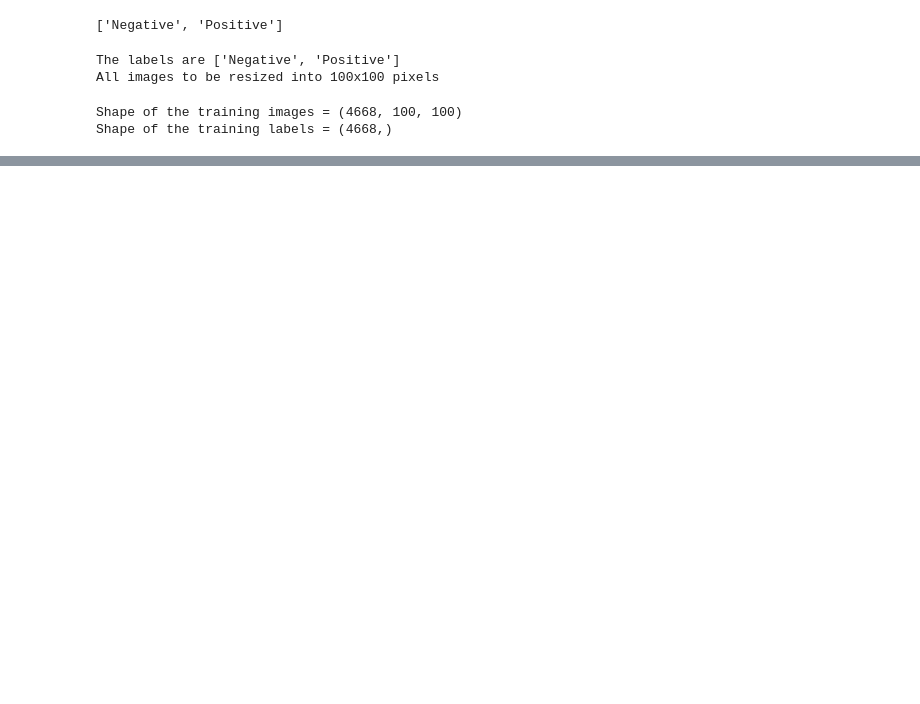
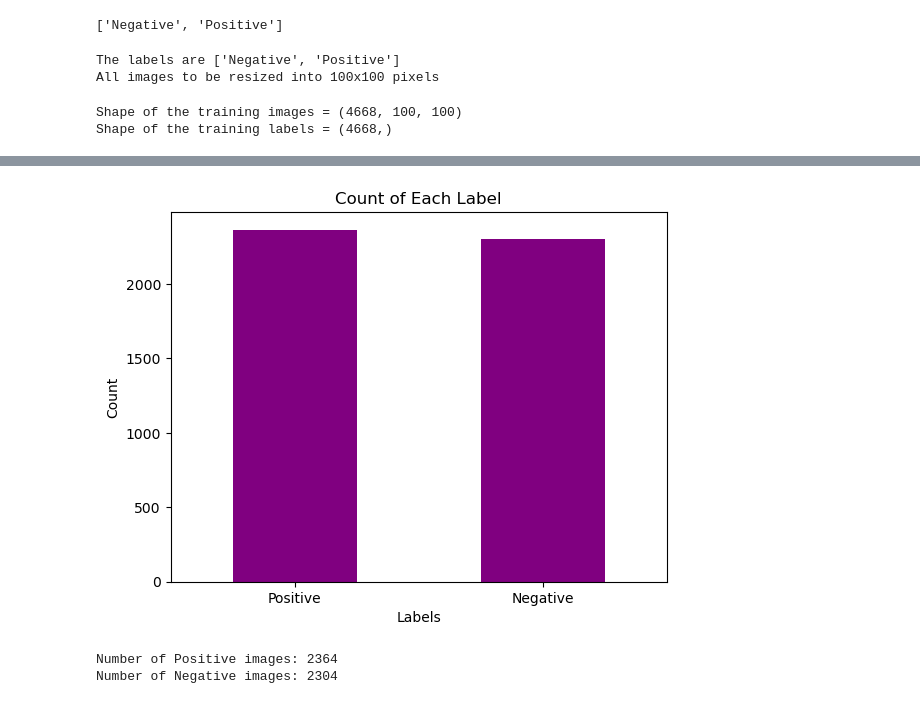
Before and after one commit to leezael/VisIQ, a Jupyter notebook: notebooks/coronary/eda.ipynb, the cells around one changed output, grey strips where cells are left out. Drawn from its saved outputs; the diff is of its cells as text; code cells hidden in the pictures; blank space fills up the shorter version.

```diff
--- a/notebooks/coronary/eda.ipynb
+++ b/notebooks/coronary/eda.ipynb
@@ -155,30 +185,3 @@ print(f'Shape of the training labels = {train_labels.shape}')
 # %% [output]
 Shape of the training images = (4668, 100, 100)
 Shape of the training labels = (4668,)
-# %%
-# checking the number of images of each class
-
-a = 0
-b = 0
-
-for label in train_labels:
-    if label == 0:
-        a += 1
-    if label == 1:
-        b += 1
-
-print (f'Number of NEGATIVE  images = {a}')
-print (f'Number of POSITIVE images = {b}')
-
-# plotting the data
-
-x_plot = [i for i, _ in enumerate(labels)]
-numbers = [a,b]
-plt.bar(x_plot,numbers,color = 'purple')
-plt.xlabel("Labels")
-plt.ylabel("No. of images")
-plt.title("Images for each label")
-
-plt.xticks(x_plot, labels)
-
-plt.show()
@@ -188,0 +188,6 @@ Number of POSITIVE images = 2364
+# %%
+# Create a DataFrame with image filenames and their labels
+df = pd.DataFrame({'Image Name': image_names, 'Label': train_labels})
+
+# Map label numbers to label names
+df['Label'] = df['Label'].map({i: label for i, label in enumerate(labels)})
@@ -188,0 +211,16 @@ Number of POSITIVE images = 2364
+# %%
+# Plotting the count of each label
+label_counts = df['Label'].value_counts()
+label_counts.plot(kind='bar', color='purple')
+plt.xlabel('Labels')
+plt.ylabel('Count')
+plt.title('Count of Each Label')
+plt.xticks(rotation=0)
+plt.show()
+
+for label, count in label_counts.items():
+    print(f'Number of {label} images: {count}')
+# %% [output]
+[figure, added]
+Number of Positive images: 2364
+Number of Negative images: 2304
```
Also changed, not shown: parts of 25 cells of this notebook.
